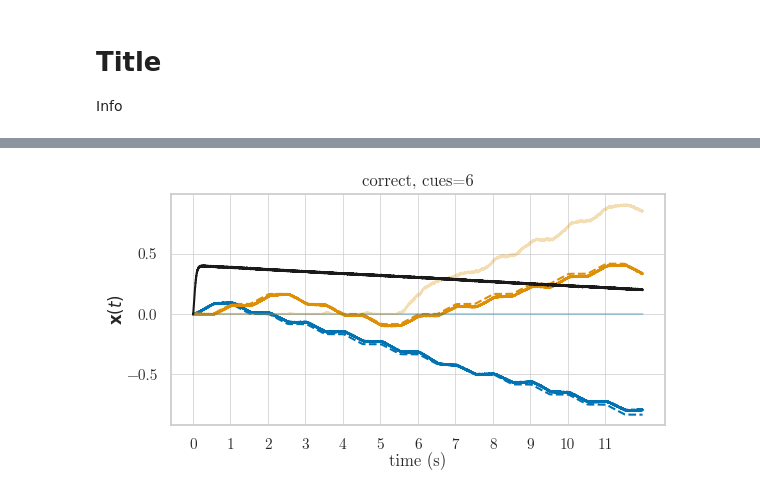
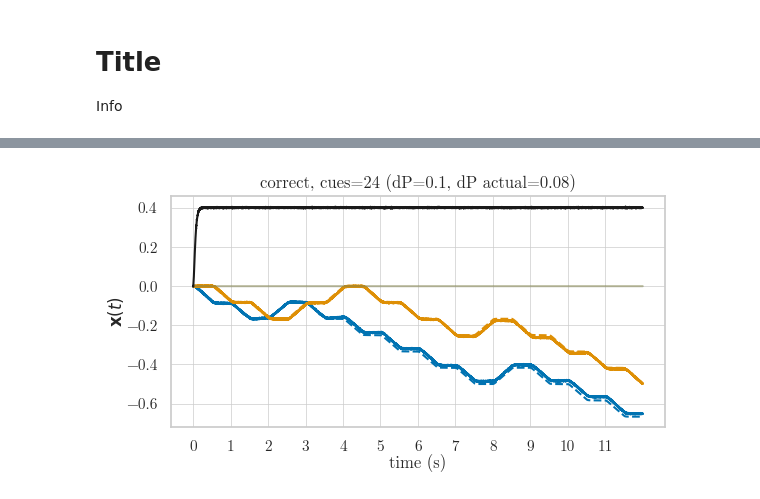
Before and after one commit to psipeter/value-accumulation, a Jupyter notebook: model.ipynb, the cells around one changed output, grey strips where cells are left out. Drawn from its saved outputs; the diff is of its cells as text; code cells hidden in the pictures.

```diff
--- a/model.ipynb
+++ b/model.ipynb
@@ -44,8 +67,8 @@ class Inputs():
         AB = [AB[0], 0] if t%1.0<0.5 else [0, AB[1]]  # A presented for 500ms, then B presented for 500ms
         return AB
 # %%
-def build_network(inputs, nNeurons=500, tau=0.1, seed=0, maxSamples=12,
-        w_time_elapsed=0.5, w_ramp_rate=2, w_delta_evidence=0, decision_threshold=0.4, starting_evidence=0):
+def build_network(inputs, nNeurons=1000, tau=0.1, seed=0, maxSamples=12,
+        w_time_elapsed=0, w_ramp_rate=2, w_delta_evidence=0, decision_threshold=0.4, starting_evidence=0):
 
     net = nengo.Network(seed=seed)
     net.config[nengo.Connection].synapse = 0.03
@@ -127,3 +123,30 @@ def is_correct(inputs, net, sim, dt=0.001, action_threshold=0.05):
+# %%
+def is_correct(inputs, net, sim, dt=0.001, action_threshold=0.05):
+    chooseA = np.argwhere(sim.data[net.pAction][:,0] > action_threshold)
+    chooseB = np.argwhere(sim.data[net.pAction][:,1] > action_threshold)
+    timeA = chooseA[0][0]*dt if len(chooseA)>0 else sim.trange()[-1]
+    timeB = chooseB[0][0]*dt if len(chooseB)>0 else sim.trange()[-1]
+    if inputs.winning=="A":
+        if timeA == timeB:  # forced response
+            correct = True if sim.data[net.pAccumulate][-1][0] > sim.data[net.pAccumulate][-1][1] else False
+            time = timeA
+        elif timeA < timeB:
+            correct = True
+            time = timeA
+        elif timeB < timeA:
+            correct = False
+            time = timeB
+    elif inputs.winning=="B":
+        if timeB == timeA:  # forced response
+            correct = True if sim.data[net.pAccumulate][-1][1] > sim.data[net.pAccumulate][-1][0] else False
+            time = timeB
+        elif timeB < timeA:
+            correct = True
+            time = timeB
+        elif timeA < timeB:
+            correct = False
+            time = timeA
+    return correct, int(np.ceil(2*time))
 # %%
 def run_once(deltaP, maxSamples, seed, dt=0.001):
     inputs = Inputs(deltaP=deltaP, maxSamples=maxSamples, seed=seed)
@@ -143,7 +166,7 @@ def run_once(deltaP, maxSamples, seed, dt=0.001):
     ax.plot(sim.trange(), sim.data[net.pAction][:,1], label="choose B", alpha=0.3, color=palette[1])
     ax.plot(sim.trange(), sim.data[net.pGate], label='gate', color='k')
     correct, cues = is_correct(inputs, net, sim)
-    title = f"{'correct' if correct else 'incorrect'}, cues={cues:.0f}"
+    title = f"{'correct' if correct else 'incorrect'}, cues={cues:.0f} (dP={deltaP}, dP actual={inputs.dP_actual:.2f})"
     ax.set(xlabel="time (s)", ylabel=r"$\mathbf{x}(t)$", title=title, xticks=np.arange(0, maxSamples, 1))
 #     fig, axes = plt.subplots(nrows=2, ncols=1, sharex=True, figsize=((6.38, 4)))
 #     idealA = np.cumsum(sim.data[net.pAB][:,0]) * net.ramp_rate * dt
@@ -162,8 +185,8 @@ def run_once(deltaP, maxSamples, seed, dt=0.001):
 #     axes[0].legend(loc='upper left')
 #     axes[1].legend(loc='upper left')
 # %%
-run_once(deltaP=0.4, maxSamples=12, seed=3)
+run_once(deltaP=0.1, maxSamples=12, seed=3)
 # %% [output]
 [interactive output not drawn]
-[figure, old version]
+[figure, new version]
 # %%
```
Also changed, not shown: parts of 35 cells of this notebook.
